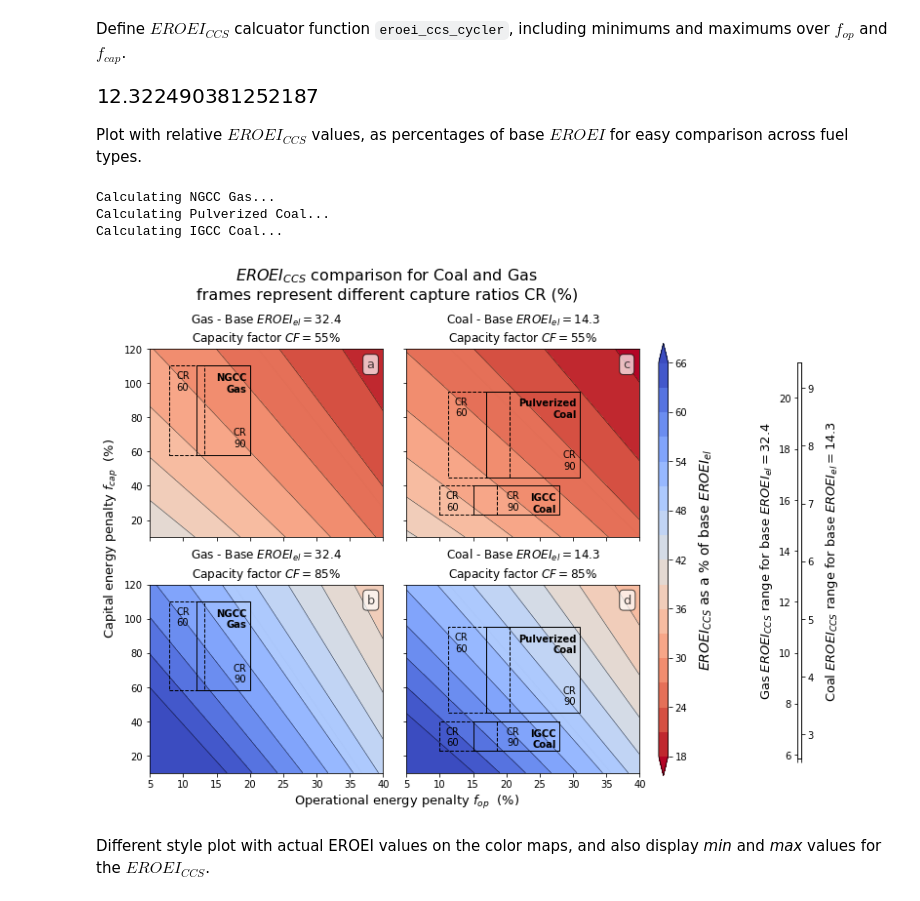
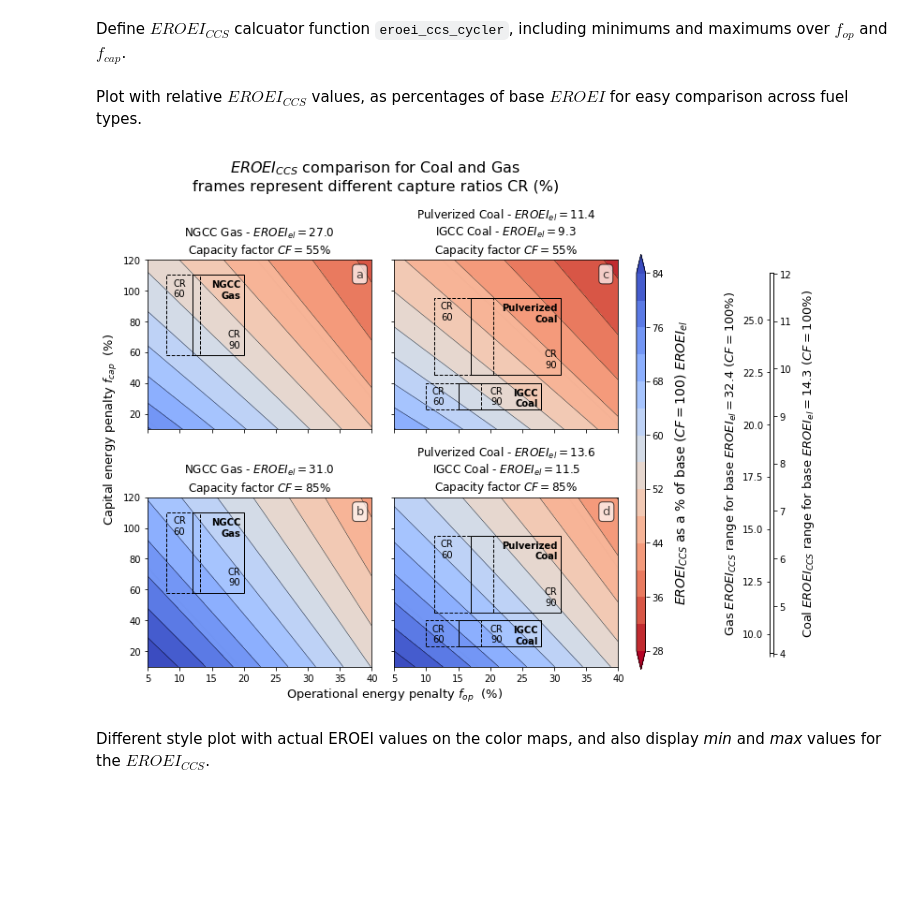
Before and after one commit to csaladenes/sustainable-energy-transitions, a Jupyter notebook: ccs/eroei-ccs-workbook.ipynb, the cells around one changed output. Saved outputs shown, nothing was run; the diff lists cells and outputs as text; code cells hidden in the pictures; blank space fills up the shorter version.

```diff
--- a/ccs/eroei-ccs-workbook.ipynb
+++ b/ccs/eroei-ccs-workbook.ipynb
@@ -219,27 +219,24 @@ CR_ratio
 [figure]
 # %% [markdown]
 Define $EROEI_{CCS}$ calcuator function `eroei_ccs_cycler`, including minimums and maximums over $f_{op}$ and $f_{cap}$.
-# %%
-cf_conversion_ratio(names[i],eroei_els[i],CF[j])
-# %% [output]
-[figure, removed]
 # %%
 def eroei_ccs_cycler(names, eroei_els, t0s, CF, R, CR_ratio, fop, fcap, verbose=False):
     eroei_ccs=np.zeros([len(names),len(CF),len(CR_ratio),len(fop),len(fcap)])
     eroei_ccs_min=np.zeros([len(names),len(CF),len(CR_ratio)])+1000
     eroei_ccs_max=np.zeros([len(names),len(CF),len(CR_ratio)])
+    eroei_el_cf=np.zeros([len(names),len(CF)])
     for i in range(len(names)):
         if verbose: print('Calculating '+names[i].replace('\n',' ')+'...')
         for j in range(len(CF)):
             #convert base EROEI to EROEI_el using the CF converstion table
-            EROEI_el_conv=cf_conversion_ratio(names[i],eroei_els[i],CF[j])
+            eroei_el_cf[i][j]=cf_conversion_ratio(names[i],eroei_els[i],CF[j])
             for r in range(len(CR_ratio)):
                 for k in range(len(fop)):
                     for l in range(len(fcap)):
                         #calculate eoris over maps using eq_S6
                         eroei_ccs[i][j][r][l,k]=(1-fop[k]*CR_ratio[r]/100.0)*\
                             ((R[i][j]+1)/(R[i][j]+1+fcap[l]/100.0))*\
-                            CF[j]/100.0*EROEI_el_conv
+                            eroei_el_cf[i][j] #*CF[j]/100.0 - not needed as it is embedded in the EROEI now
 
                         #calculate min-maxes
                         for t0x in range(len(t0s[i])/2):
@@ -252,10 +249,10 @@ def eroei_ccs_cycler(names, eroei_els, t0s, CF, R, CR_ratio, fop, fcap, verbose=
                 if verbose:
                     print('CF='+str(CF[j])+', CR='+str(CR[r])+\
                       ', EROEI_el_CF_100%='+str(eroei_els[i])+\
-                      ', EROEI_el_CF_'+str(CF[j])+'%='+str(np.round(EROEI_el_conv,2))+\
+                      ', EROEI_el_CF_'+str(CF[j])+'%='+str(np.round(eroei_el_cf[i][j],2))+\
                       ', EROEI_CCS - min='+str(np.round(eroei_ccs_min[i][j][r],2))+\
                       ', max='+str(np.round(eroei_ccs_max[i][j][r],2)))
-    return eroei_ccs, eroei_ccs_min, eroei_ccs_max
+    return eroei_el_cf, eroei_ccs, eroei_ccs_min, eroei_ccs_max
 # %% [markdown]
 Plot with relative $EROEI_{CCS}$ values, as percentages of base $EROEI$ for easy comparison across fuel types.
 # %%
@@ -269,13 +266,13 @@ eroei_els=[32.4,14.3,12.25] #100% CF value from the CF converstion table
 names=['NGCC\nGas','Pulverized\nCoal','IGCC\nCoal']
 t0s=[[12,20,58,110],[17,31,45,95],[15,28,23,40]]  # [fop range [min,max], fcap] by each name
 
-eroei_ccs, eroei_ccs_min, eroei_ccs_max=eroei_ccs_cycler(names, eroei_els, t0s, CF, R, CR_ratio, fop, fcap)
+eroei_el_cf, eroei_ccs, eroei_ccs_min, eroei_ccs_max=eroei_ccs_cycler(names, eroei_els, t0s, CF, R, CR_ratio, fop, fcap)
 
 fig,axes=plt.subplots(2,2,figsize=(9,8))
-plt.subplots_adjust(hspace=0.25)
+plt.subplots_adjust(hspace=0.4)
 plt.subplots_adjust(wspace=0.1)
-eroei_ccs_scale_min=18
-eroei_ccs_scale_max=66
+eroei_ccs_scale_min=28
+eroei_ccs_scale_max=84
 
 for i in range(len(axes)):
     for j in range(len(axes[i])):
@@ -283,8 +280,8 @@ for i in range(len(axes)):
         ax=axes[i][j]
         X, Y = np.meshgrid(fop, fcap)
         z = eroei_ccs[j][i][0]*100.0/eroei_el #third index is CR, keep at 0, its relative
-        levels = MaxNLocator(nbins=16).tick_values(eroei_ccs_scale_min,eroei_ccs_scale_max)
-        levels2 = MaxNLocator(nbins=2).tick_values(eroei_ccs_scale_min,eroei_ccs_scale_max)
+        levels = MaxNLocator(nbins=15).tick_values(eroei_ccs_scale_min,eroei_ccs_scale_max)
+        levels2 = MaxNLocator(nbins=5).tick_values(eroei_ccs_scale_min,eroei_ccs_scale_max)
         cmap = plt.get_cmap('coolwarm_r')
         im = ax.contourf(X, Y, z, cmap=cmap, levels=levels,extend='both')
         im2 = ax.contour(X, Y, z, levels=levels,extend='both',colors='k',linewidths=0.4)
@@ -293,17 +290,17 @@ for i in range(len(axes)):
             fig.subplots_adjust(right=0.9)
             cbar_ax = fig.add_axes([0.93, 0.12, 0.015, 0.77])
             fig.colorbar(im, cax=cbar_ax)
-            cbar_ax.set_ylabel(u'$EROEI_{CCS}$ as a % of base $EROEI_{el}$',fontsize=14,labelpad=10)
+            cbar_ax.set_ylabel(u'$EROEI_{CCS}$ as a % of base ($CF=100%$) $EROEI_{el}$',fontsize=14,labelpad=10)
 
             fig.subplots_adjust(right=0.9)
             aux_ax = fig.add_axes([1.15, 0.15, 0.005, 0.705])
             aux_ax.set_ylabel('Gas $EROEI_{CCS}$ range for base $EROEI_{el}='+\
-                              str(eroei_els[0])+'$',fontsize=13)
+                              str(eroei_els[0])+'$ ($CF=100$%)',fontsize=13)
             aux_ax.set_ylim(eroei_els[0]*eroei_ccs_scale_min/100.0,
                             eroei_els[0]*eroei_ccs_scale_max/100.0)
             aux_ax2=aux_ax.twinx()
             aux_ax2.set_ylabel('Coal $EROEI_{CCS}$ range for base $EROEI_{el}='+\
-                               str(eroei_els[1])+'$',fontsize=13,labelpad=10)
+                               str(eroei_els[1])+'$ ($CF=100$%)',fontsize=13,labelpad=10)
             aux_ax2.set_ylim(eroei_els[1]*eroei_ccs_scale_min/100.0,
                              eroei_els[1]*eroei_ccs_scale_max/100.0)
             aux_ax.set_xticklabels('')
@@ -328,39 +325,44 @@ for i in range(len(axes)):
                     ax.add_patch(rect)
 
                     if m==1:
                         ax.text(t[0]+2,t[3]-14,'CR\n'+str(CR[m]),horizontalalignment='center')
                     else:
                         ax.text(t[0]+t_x_offset[ti],t[3]-t_y_offset[ti],'CR'+breaker[ti]+str(CR[m]),
                                 horizontalalignment='center')
                     if m==0:
                         ax.text(t[1]-0.5,t[3]-15,names[ti],horizontalalignment='right',weight='bold')
                     if (ti==1)and(m==1):
                         line = lines.Line2D((t0[0],t[1]),((t0[2]+t0[3])/2,(t[2]+t[3])/2),color='k',
                                             linewidth=lw0,ls=ls0)
                         #ax.add_line(line)
 
-        ax.set_title(names[j][names[j].find('\n'):]+' - Base $EROEI_{el}='+str(eroei_el)+\
+        if j==0:
+            ax.set_title(names[0].replace('\n',' ')+' - $EROEI_{el}='+\
+                     str(round(eroei_el_cf[0][i],1))+\
+                         u'$\nCapacity factor $CF='+str(CF[i])+'$%')
+        else:
+            ax.set_title(names[1].replace('\n',' ')+' - $EROEI_{el}='+\
+                     str(round(eroei_el_cf[1][i],1))+'$\n'+\
+                         names[2].replace('\n',' ')+' - $EROEI_{el}='+\
+                     str(round(eroei_el_cf[2][i],1))+\
                          u'$\nCapacity factor $CF='+str(CF[i])+'$%')
         ax.text(0.93, 0.95, string.ascii_lowercase[j*len(axes)+i],
             horizontalalignment='left',
             verticalalignment='top',
             transform=ax.transAxes,size=13,alpha=0.7,
                           bbox=dict(boxstyle="round", fc="w", alpha=0.7))
 
 axes[1][1].set_xlabel('Operational energy penalty $f_{op}$  (%)',fontsize=13,x=0)
 axes[0][0].set_ylabel('Capital energy penalty $f_{cap}$  (%)',fontsize=13,y=0)
 axes[0][1].set_yticklabels('')
 axes[1][1].set_yticklabels('')
 axes[0][0].set_xticklabels('')
 axes[0][1].set_xticklabels('')
-plt.suptitle(title+'\nframes represent different capture ratios CR (%)',fontsize=16,y=1.03)
+plt.suptitle(title+'\nframes represent different capture ratios CR (%)',fontsize=16,y=1.07)
 plt.savefig('plot/fig2.png',dpi=150,bbox_inches = 'tight', pad_inches = 0.1)
 plt.show()
 # %% [output]
-Calculating NGCC Gas...
-Calculating Pulverized Coal...
-Calculating IGCC Coal...
-[figure, old version]
+[figure, new version]
 # %% [markdown]
 Different style plot with actual EROEI values on the color maps, and also display _min_ and _max_ values for the $EROEI_{CCS}$.
 # %%
```
Also changed, not shown: parts of 10 cells of this notebook, 7 other files.
